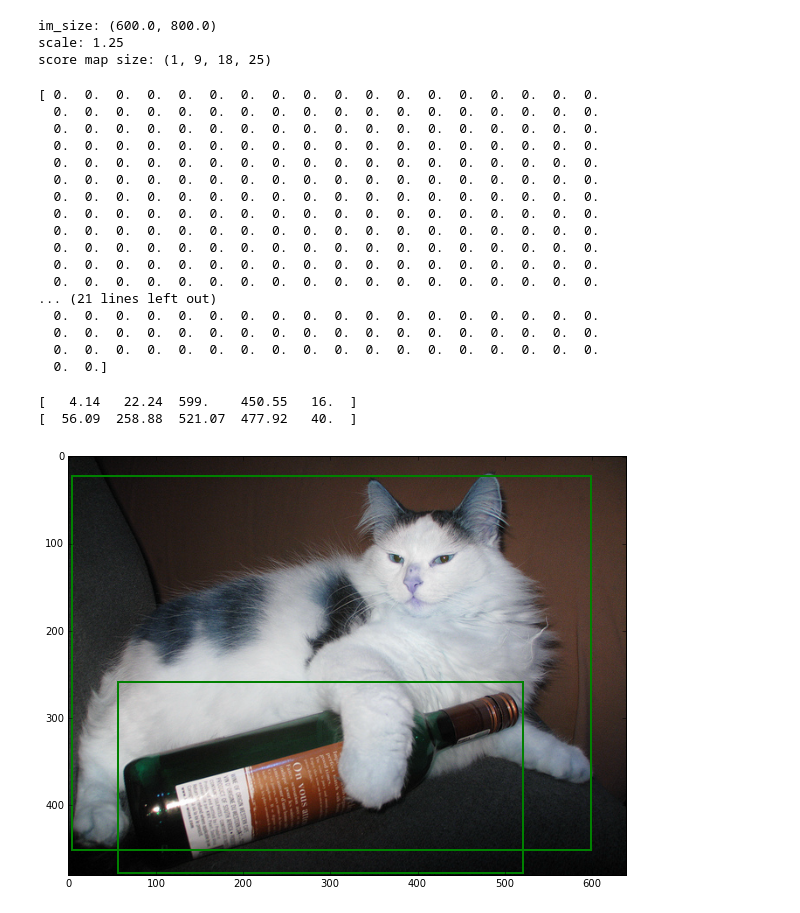
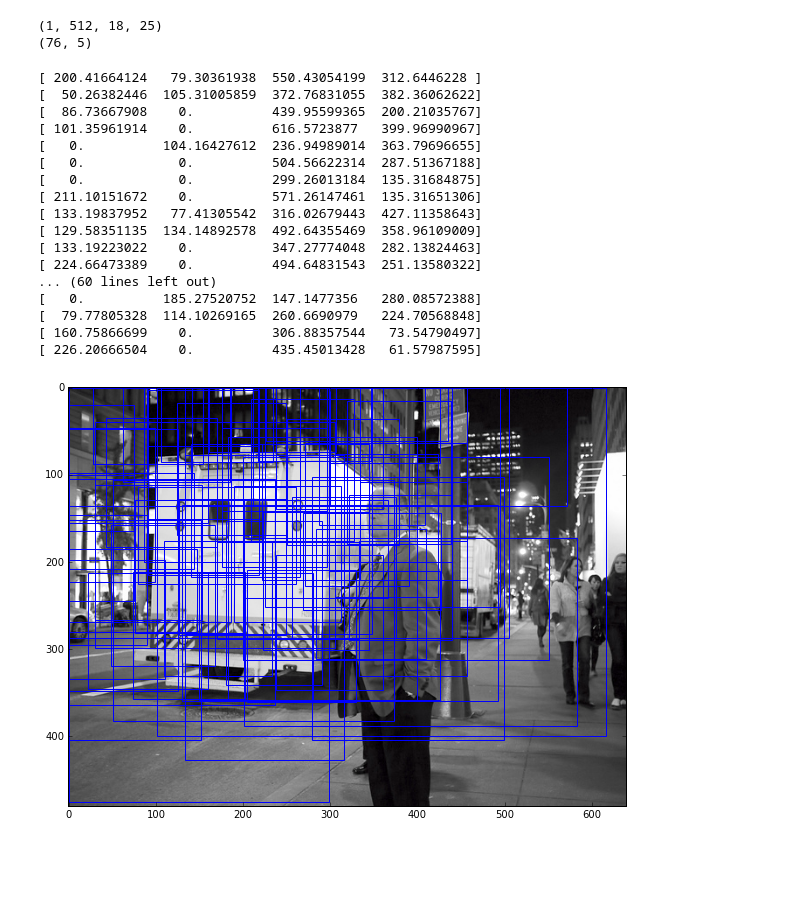
Before and after one commit to anhlt/faster_rcnn, a Jupyter notebook: RPN Module.ipynb, the cells around one changed output. Drawn from its saved outputs; the diff is of its cells as text; code cells hidden in the pictures; blank space fills up the shorter version.

```diff
--- a/RPN Module.ipynb
+++ b/RPN Module.ipynb
@@ -20,9 +26,15 @@ from faster_rcnn.utils.dataset import CocoData
 dataDir = './data/mscoco'
 dataType = 'train2014'
 annFile='%s/annotations/instances_%s.json'%(dataDir,dataType)
+pre_proposal_folder = './data/mscoco/coco_proposals/MCG/'
 
 images_dir = os.path.join(dataDir,'images', dataType)
 cap = CocoData(root = images_dir,
                         annFile = annFile,
+                        pre_proposal_folder=pre_proposal_folder,
                         transform=transforms.ToTensor())
+
+
+
+data_loader = DataLoader(dataset=cap, shuffle=True, collate_fn=collate_fn)
 # %% [output]
@@ -84,2 +129,2 @@ def train(train_loader, optimizer, model, epoch):
 # %%
-train(cap, optimizer=optimizer, model=net, epoch=10000)
+train(data_loader, optimizer=optimizer, model=net, epoch=8e4)
@@ -86,55 +152,53 @@ train(cap, optimizer=optimizer, model=net, epoch=10000)
 # %%
-blobs = cap[19856]
+blobs = cap[26584]
 im_data = blobs['data']
 im_info = blobs['im_info']
-gt_boxes = blobs['gt_boxes']
+gt_boxes = np.hstack([ blobs['boxes'] , blobs['gt_classes'][:, np.newaxis]])
 gt_ishard = blobs['gt_ishard']
 dontcare_areas = blobs['dontcare_areas']
 # %%
 _, result = net(im_data, im_info, gt_boxes, gt_ishard, dontcare_areas)
-# %% [output]
-im_size: (600.0, 800.0)
-scale: 1.25
-score map size: (1, 9, 18, 25)
 # %%
 data =  result.data.cpu().numpy()
-print data[:, 0]
+features =  _.data.cpu().numpy()
+print features.shape
+print data.shape
 # %% [output]
-[ 0.  0.  0.  0.  0.  0.  0.  0.  0.  0.  0.  0.  0.  0.  0.  0.  0.  0.
-  0.  0.  0.  0.  0.  0.  0.  0.  0.  0.  0.  0.  0.  0.  0.  0.  0.  0.
-  0.  0.  0.  0.  0.  0.  0.  0.  0.  0.  0.  0.  0.  0.  0.  0.  0.  0.
-  0.  0.  0.  0.  0.  0.  0.  0.  0.  0.  0.  0.  0.  0.  0.  0.  0.  0.
-  0.  0.  0.  0.  0.  0.  0.  0.  0.  0.  0.  0.  0.  0.  0.  0.  0.  0.
-  0.  0.  0.  0.  0.  0.  0.  0.  0.  0.  0.  0.  0.  0.  0.  0.  0.  0.
-  0.  0.  0.  0.  0.  0.  0.  0.  0.  0.  0.  0.  0.  0.  0.  0.  0.  0.
-  0.  0.  0.  0.  0.  0.  0.  0.  0.  0.  0.  0.  0.  0.  0.  0.  0.  0.
-  0.  0.  0.  0.  0.  0.  0.  0.  0.  0.  0.  0.  0.  0.  0.  0.  0.  0.
-  0.  0.  0.  0.  0.  0.  0.  0.  0.  0.  0.  0.  0.  0.  0.  0.  0.  0.
-  0.  0.  0.  0.  0.  0.  0.  0.  0.  0.  0.  0.  0.  0.  0.  0.  0.  0.
-  0.  0.  0.  0.  0.  0.  0.  0.  0.  0.  0.  0.  0.  0.  0.  0.  0.  0.
-... (21 lines left out)
-  0.  0.  0.  0.  0.  0.  0.  0.  0.  0.  0.  0.  0.  0.  0.  0.  0.  0.
-  0.  0.  0.  0.  0.  0.  0.  0.  0.  0.  0.  0.  0.  0.  0.  0.  0.  0.
-  0.  0.  0.  0.  0.  0.  0.  0.  0.  0.  0.  0.  0.  0.  0.  0.  0.  0.
-  0.  0.]
+(1, 512, 18, 25)
+(76, 5)
 # %%
 fig,ax = plt.subplots(1)
 base_path = './data/mscoco/images/train2014/'
 img_path = os.path.join(base_path, blobs['im_name'])
 im_info = blobs['im_info'][0]
 # Display the image
 im_data = cv2.imread(img_path)
 
 ax.imshow(im_data)
-
 # Create a Rectangle patch
-for i, box in enumerate(blobs['gt_boxes']):
+for i, box_data in enumerate(data):
+    box = box_data[1:]
     print box
-    rect = patches.Rectangle((box[0], box[1]), box[2] - box[0], box[3] - box[1] ,linewidth=2,edgecolor='g',facecolor='none')
+    rect = patches.Rectangle((box[0], box[1]), box[2] - box[0], box[3] - box[1] ,linewidth=1,edgecolor='b',facecolor='none')
     # Add the patch to the Axes
     ax.add_patch(rect)
 plt.show()
 # %% [output]
-[   4.14   22.24  599.    450.55   16.  ]
-[  56.09  258.88  521.07  477.92   40.  ]
+[ 200.41664124   79.30361938  550.43054199  312.6446228 ]
+[  50.26382446  105.31005859  372.76831055  382.36062622]
+[  86.73667908    0.          439.95599365  200.21035767]
+[ 101.35961914    0.          616.5723877   399.96990967]
+[   0.          104.16427612  236.94989014  363.79696655]
+[   0.            0.          504.56622314  287.51367188]
+[   0.            0.          299.26013184  135.31684875]
+[ 211.10151672    0.          571.26147461  135.31651306]
+[ 133.19837952   77.41305542  316.02679443  427.11358643]
+[ 129.58351135  134.14892578  492.64355469  358.96109009]
+[ 133.19223022    0.          347.27774048  282.13824463]
+[ 224.66473389    0.          494.64831543  251.13580322]
+... (60 lines left out)
+[   0.          185.27520752  147.1477356   280.08572388]
+[  79.77805328  114.10269165  260.6690979   224.70568848]
+[ 160.75866699    0.          306.88357544   73.54790497]
+[ 226.20666504    0.          435.45013428   61.57987595]
-[figure, old version]
+[figure, new version]
```
Also changed, not shown: parts of 10 cells of this notebook, 49 other files.
